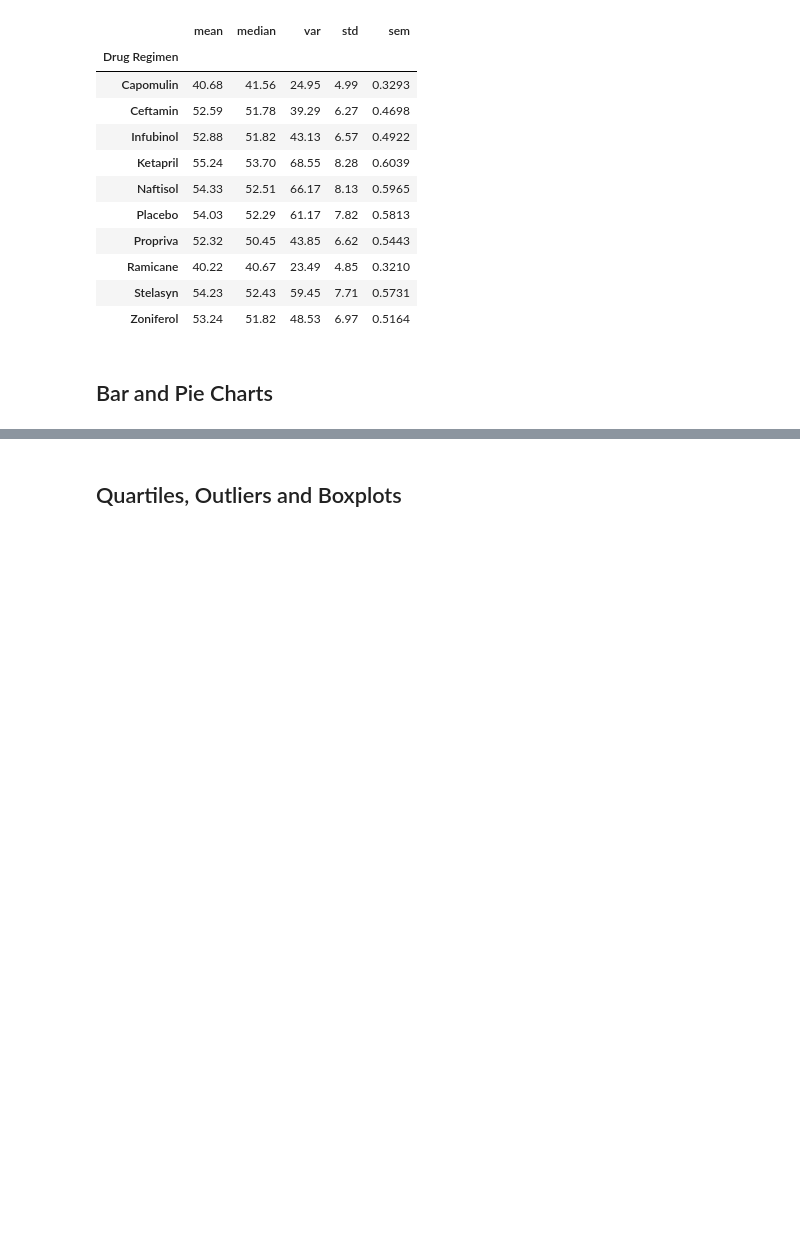
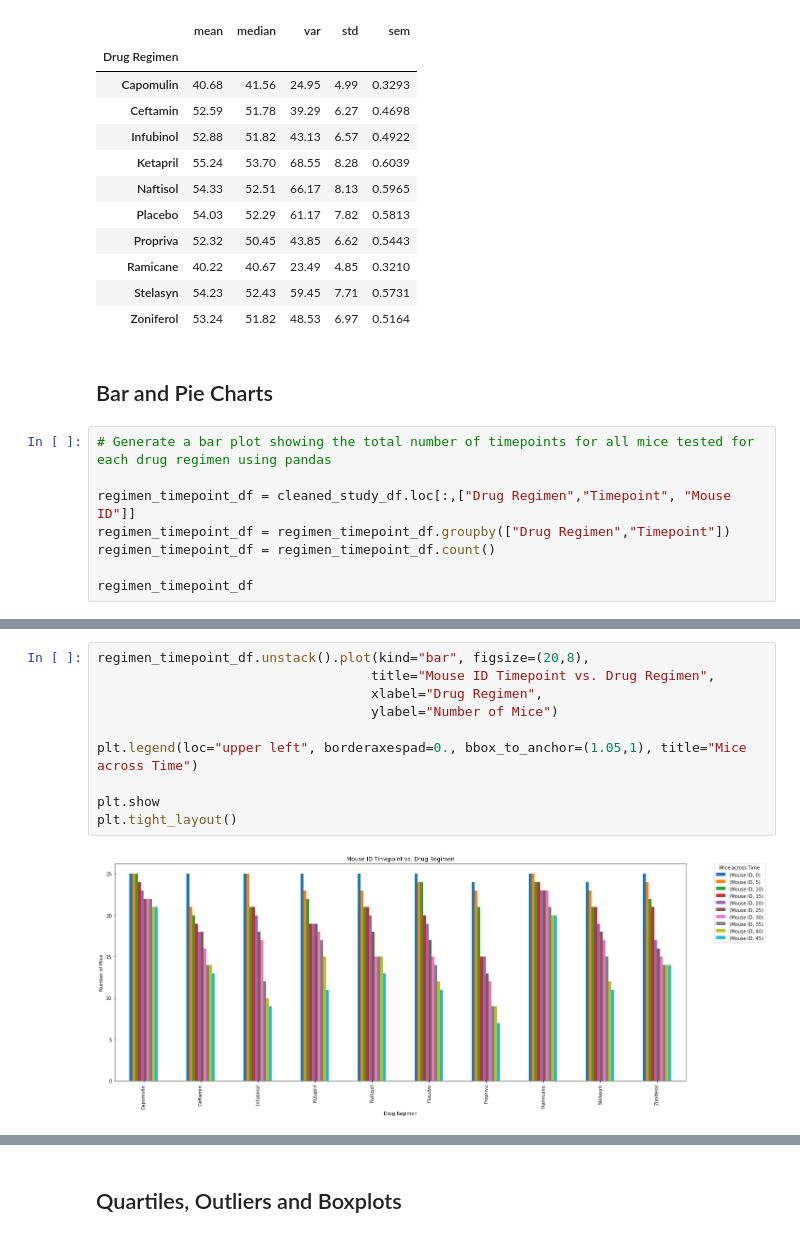
Before and after one commit to skdabra30/matplotlib-challenge, a Jupyter notebook: Instructions/Pymaceuticals/pymaceuticals.ipynb, the cells around one changed output, grey strips where cells are left out. Saved outputs shown, nothing was run; the diff lists cells and outputs as text; blank space fills up the shorter version.

Commit message:
Corrected bar graph, added pie charts, and statistics

```diff
--- a/Instructions/Pymaceuticals/pymaceuticals.ipynb
+++ b/Instructions/Pymaceuticals/pymaceuticals.ipynb
@@ -187,3 +188,11 @@ summary_stat_2_df
 | Zoniferol | 53.24 | 51.82 | 48.53 | 6.97 | 0.5164 |
 # %% [markdown]
 ## Bar and Pie Charts
+# %%
+# Generate a bar plot showing the total number of timepoints for all mice tested for each drug regimen using pandas
+
+regimen_timepoint_df = cleaned_study_df.loc[:,["Drug Regimen","Timepoint", "Mouse ID"]]
+regimen_timepoint_df = regimen_timepoint_df.groupby(["Drug Regimen","Timepoint"])
+regimen_timepoint_df = regimen_timepoint_df.count()
+
+regimen_timepoint_df
@@ -190,2 +214,14 @@ summary_stat_2_df
+# %%
+regimen_timepoint_df.unstack().plot(kind="bar", figsize=(20,8),
+                                   title="Mouse ID Timepoint vs. Drug Regimen",
+                                   xlabel="Drug Regimen",
+                                   ylabel="Number of Mice")
+
+plt.legend(loc="upper left", borderaxespad=0., bbox_to_anchor=(1.05,1), title="Mice across Time")
+
+plt.show
+plt.tight_layout()
+# %% [output]
+[figure, added]
 # %%
 # Generate a bar plot showing the total number of timepoints for all mice tested for each drug regimen using pyplot.
```
Also changed, not shown: parts of 13 cells of this notebook.
